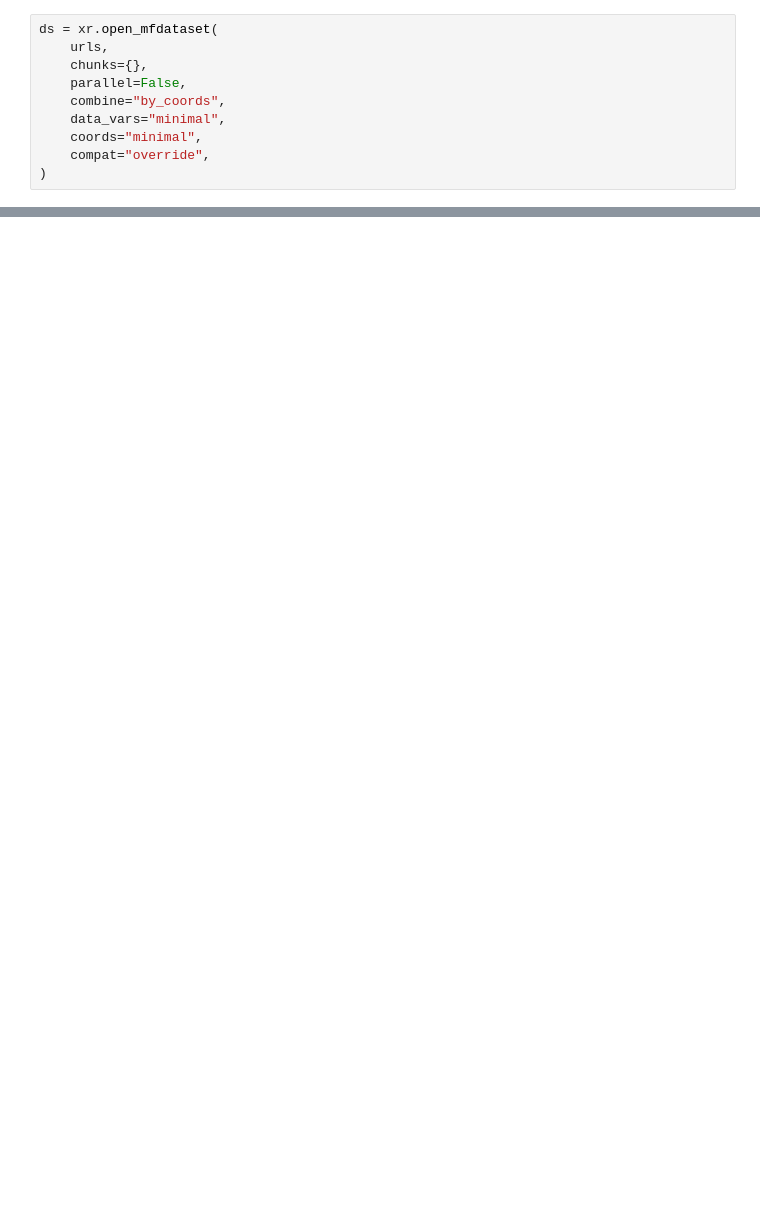
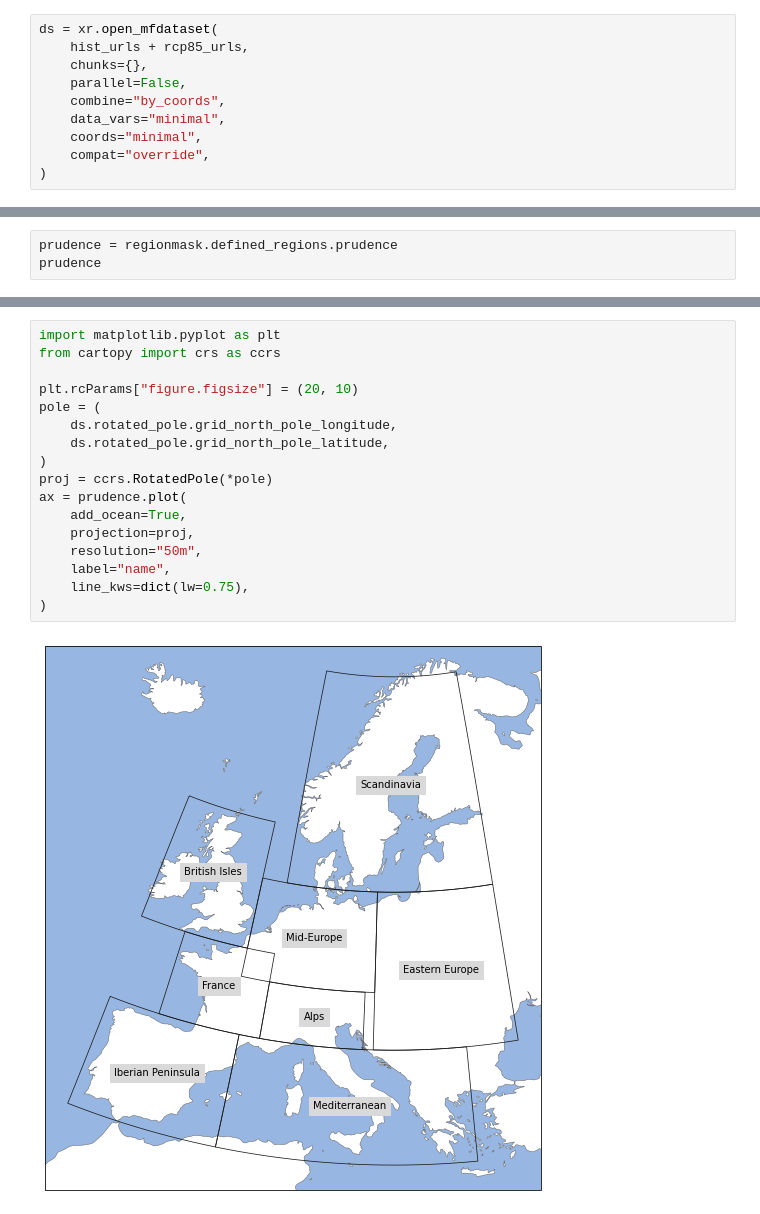
Before and after one commit to WCRP-CORDEX/cordex-tutorials, a Jupyter notebook: tutorials/regional.ipynb, the cells around one changed output, grey strips where cells are left out. Saved outputs shown, nothing was run; the diff lists cells and outputs as text; blank space fills up the shorter version.

```diff
--- a/tutorials/regional.ipynb
+++ b/tutorials/regional.ipynb
@@ -44,7 +60,7 @@ urls = [
 ]
 # %%
 ds = xr.open_mfdataset(
-    urls,
+    hist_urls + rcp85_urls,
     chunks={},
     parallel=False,
     combine="by_coords",
@@ -163,0 +203,3 @@ time
+# %%
+prudence = regionmask.defined_regions.prudence
+prudence
@@ -163,0 +225,19 @@ time
+# %%
+import matplotlib.pyplot as plt
+from cartopy import crs as ccrs
+
+plt.rcParams["figure.figsize"] = (20, 10)
+pole = (
+    ds.rotated_pole.grid_north_pole_longitude,
+    ds.rotated_pole.grid_north_pole_latitude,
+)
+proj = ccrs.RotatedPole(*pole)
+ax = prudence.plot(
+    add_ocean=True,
+    projection=proj,
+    resolution="50m",
+    label="name",
+    line_kws=dict(lw=0.75),
+)
+# %% [output]
+[figure, added]
```
Also changed, not shown: parts of 25 cells of this notebook.
